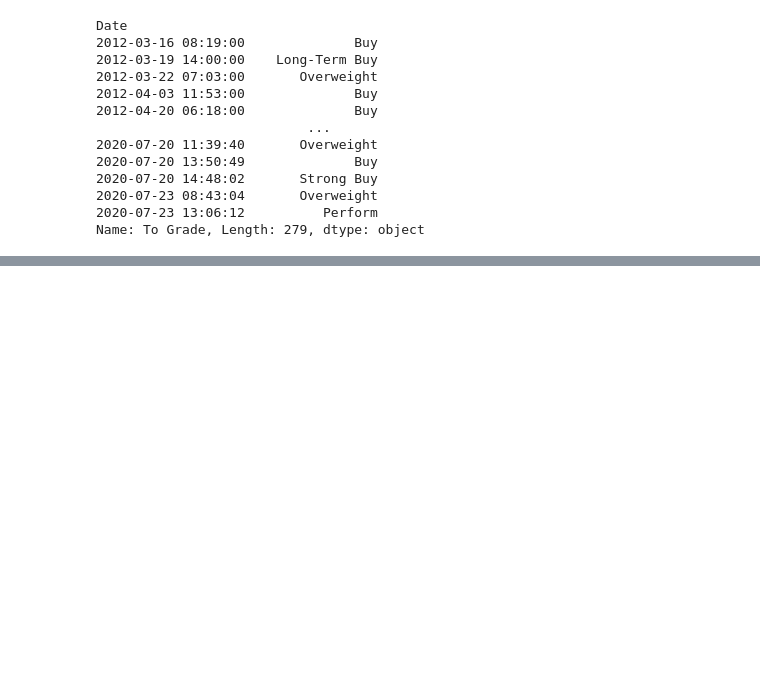
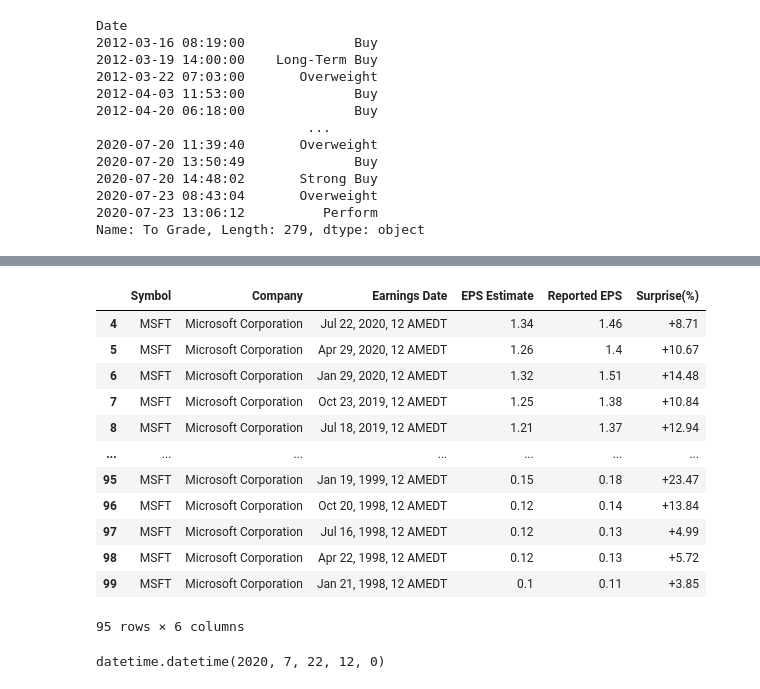
Before and after one commit to rghoward/projects, a Jupyter notebook: money/playing around.ipynb, the cells around one changed output, grey strips where cells are left out. Cells and saved outputs as stored; diff of their text form; code cells hidden in the pictures; blank space fills up the shorter version.

```diff
--- a/money/playing around.ipynb
+++ b/money/playing around.ipynb
@@ -121,0 +163,18 @@ data['MSFT']
+# %%
+data = dt[dt['Surprise(%)'] != '-']
+# %%
+data
+# %% [output]
+|  | Symbol | Company | Earnings Date | EPS Estimate | Reported EPS | Surprise(%) |
+| 4 | MSFT | Microsoft Corporation | Jul 22, 2020, 12 AMEDT | 1.34 | 1.46 | +8.71 |
+| 5 | MSFT | Microsoft Corporation | Apr 29, 2020, 12 AMEDT | 1.26 | 1.4 | +10.67 |
+| 6 | MSFT | Microsoft Corporation | Jan 29, 2020, 12 AMEDT | 1.32 | 1.51 | +14.48 |
+| 7 | MSFT | Microsoft Corporation | Oct 23, 2019, 12 AMEDT | 1.25 | 1.38 | +10.84 |
+| 8 | MSFT | Microsoft Corporation | Jul 18, 2019, 12 AMEDT | 1.21 | 1.37 | +12.94 |
+| ... | ... | ... | ... | ... | ... | ... |
+| 95 | MSFT | Microsoft Corporation | Jan 19, 1999, 12 AMEDT | 0.15 | 0.18 | +23.47 |
+| 96 | MSFT | Microsoft Corporation | Oct 20, 1998, 12 AMEDT | 0.12 | 0.14 | +13.84 |
+| 97 | MSFT | Microsoft Corporation | Jul 16, 1998, 12 AMEDT | 0.12 | 0.13 | +4.99 |
+| 98 | MSFT | Microsoft Corporation | Apr 22, 1998, 12 AMEDT | 0.12 | 0.13 | +5.72 |
+| 99 | MSFT | Microsoft Corporation | Jan 21, 1998, 12 AMEDT | 0.1 | 0.11 | +3.85 |
+95 rows × 6 columns
@@ -121,0 +185,4 @@ data['MSFT']
+# %%
+date_object
+# %% [output]
+datetime.datetime(2020, 7, 22, 12, 0)
```
Also changed, not shown: parts of 17 cells of this notebook, 4 other files.
